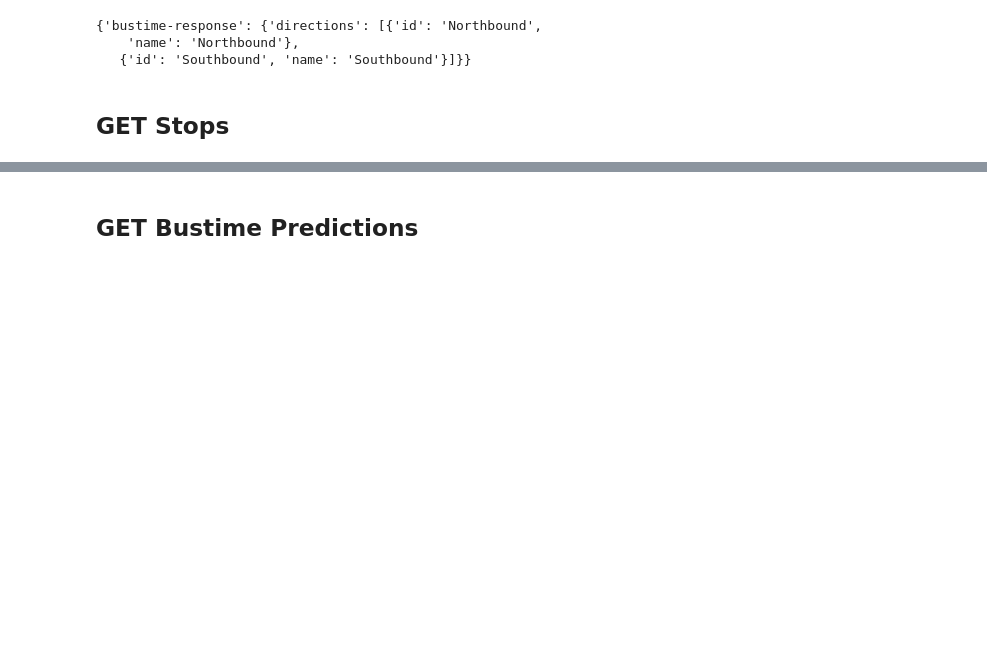
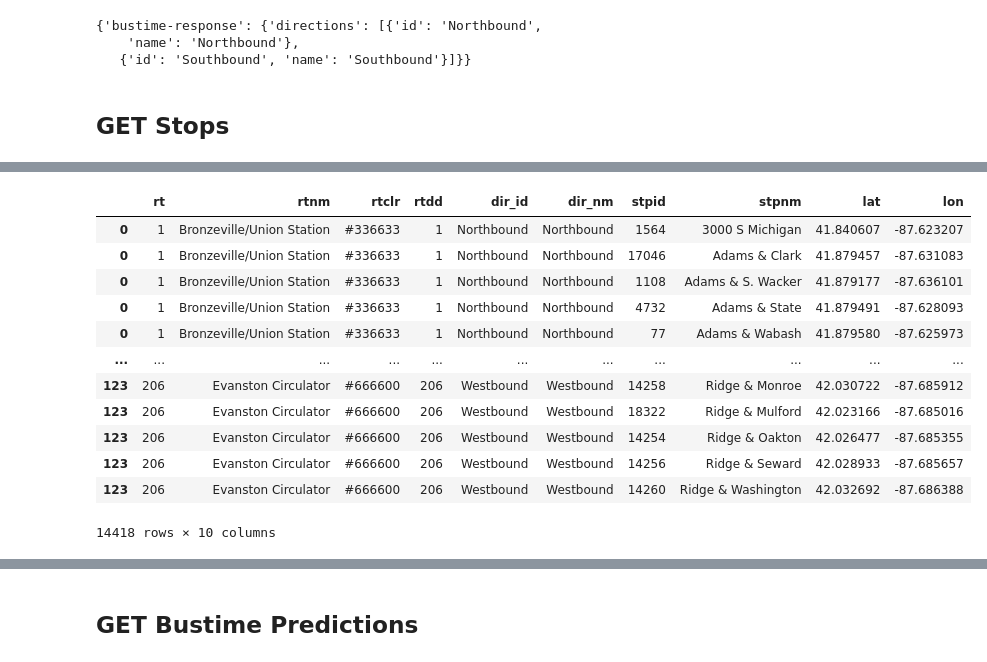
Before and after one commit to RynoXLI/WindyTracker, a Jupyter notebook: notebooks/simpleapi-usage.ipynb, the cells around one changed output, grey strips where cells are left out. Cells and saved outputs as stored; diff of their text form; code cells hidden in the pictures; blank space fills up the shorter version.

```diff
--- a/notebooks/simpleapi-usage.ipynb
+++ b/notebooks/simpleapi-usage.ipynb
@@ -53,0 +41,3 @@ tracker.getroutes()
+# %%
+df = pd.DataFrame(routes['bustime-response']['routes'])
+df
@@ -53,0 +58,3 @@ tracker.getroutes()
+# %%
+df['directions'] = df['rt'].progress_apply(lambda x: tracker.getdirections(x))
+df
@@ -61,3 +103,6 @@ tracker.getdirections(rt='8')
    {'id': 'Southbound', 'name': 'Southbound'}]}}
 # %% [markdown]
 ## GET Stops
+# %%
+df2['stops'] = df2.progress_apply(lambda x: tracker.getstops(rt=x.rt, dir=x.dir_id), axis=1)
+df2
@@ -64,3 +123,26 @@ tracker.getdirections(rt='8')
+# %%
+df2['stops_cln'] = df2['stops'].apply(lambda x: x['bustime-response']['stops'])
+df_stops = df2.explode('stops_cln')
+df_stops['stpid'] = df_stops['stops_cln'].apply(lambda x: x['stpid'])
+df_stops['stpnm'] = df_stops['stops_cln'].apply(lambda x: x['stpnm'])
+df_stops['lat'] = df_stops['stops_cln'].apply(lambda x: x['lat'])
+df_stops['lon'] = df_stops['stops_cln'].apply(lambda x: x['lon'])
+df3 = df_stops.drop(columns=['stops', 'stops_cln'])
+df3
+# %% [output]
+|  | rt | rtnm | rtclr | rtdd | dir_id | dir_nm | stpid | stpnm | lat | lon |
+| 0 | 1 | Bronzeville/Union Station | #336633 | 1 | Northbound | Northbound | 1564 | 3000 S Michigan | 41.840607 | -87.623207 |
+| 0 | 1 | Bronzeville/Union Station | #336633 | 1 | Northbound | Northbound | 17046 | Adams & Clark | 41.879457 | -87.631083 |
+| 0 | 1 | Bronzeville/Union Station | #336633 | 1 | Northbound | Northbound | 1108 | Adams & S. Wacker | 41.879177 | -87.636101 |
+| 0 | 1 | Bronzeville/Union Station | #336633 | 1 | Northbound | Northbound | 4732 | Adams & State | 41.879491 | -87.628093 |
+| 0 | 1 | Bronzeville/Union Station | #336633 | 1 | Northbound | Northbound | 77 | Adams & Wabash | 41.879580 | -87.625973 |
+| ... | ... | ... | ... | ... | ... | ... | ... | ... | ... | ... |
+| 123 | 206 | Evanston Circulator | #666600 | 206 | Westbound | Westbound | 14258 | Ridge & Monroe | 42.030722 | -87.685912 |
+| 123 | 206 | Evanston Circulator | #666600 | 206 | Westbound | Westbound | 18322 | Ridge & Mulford | 42.023166 | -87.685016 |
+| 123 | 206 | Evanston Circulator | #666600 | 206 | Westbound | Westbound | 14254 | Ridge & Oakton | 42.026477 | -87.685355 |
+| 123 | 206 | Evanston Circulator | #666600 | 206 | Westbound | Westbound | 14256 | Ridge & Seward | 42.028933 | -87.685657 |
+| 123 | 206 | Evanston Circulator | #666600 | 206 | Westbound | Westbound | 14260 | Ridge & Washington | 42.032692 | -87.686388 |
+14418 rows × 10 columns
 # %%
 tracker.getstops(rt='8', dir='Southbound')
 # %% [output]
```
Also changed, not shown: parts of 21 cells of this notebook, 7 other files.
